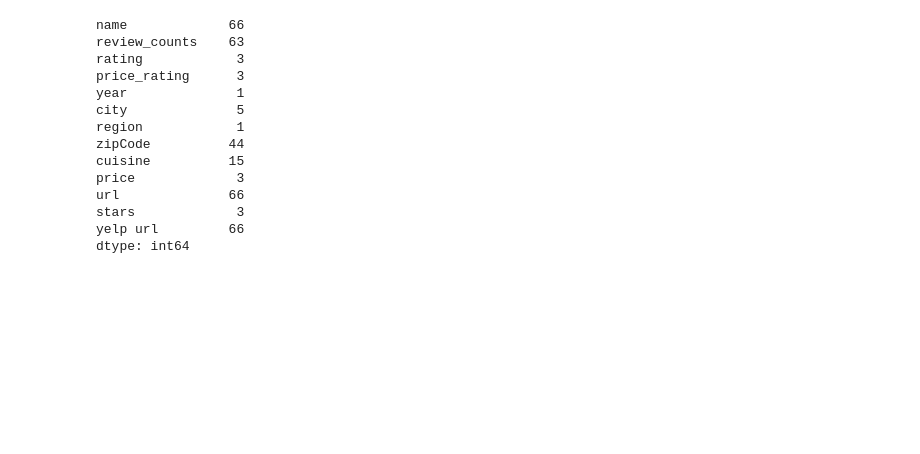
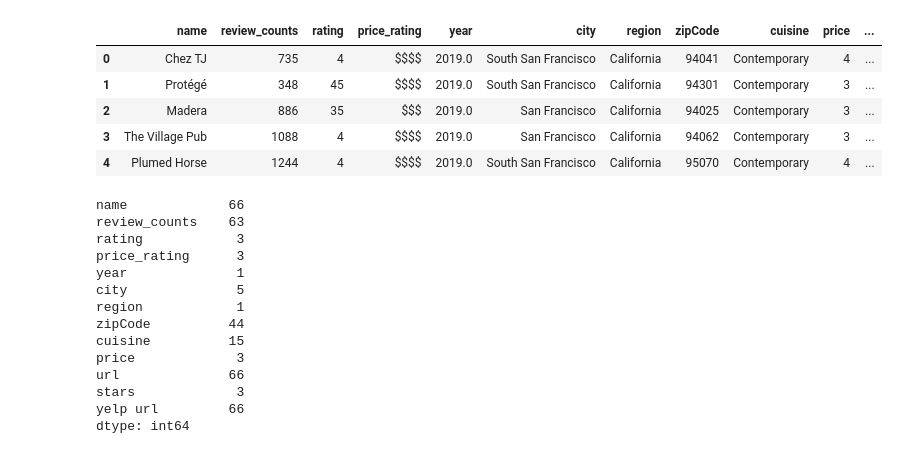
Before and after one commit to asherfsullivan/michelin_map, a Jupyter notebook: Machine_Learning_Mockup.ipynb, the cells around one changed output. Cells and saved outputs as stored; diff of their text form; code cells hidden in the pictures; blank space fills up the shorter version.

```diff
--- a/Machine_Learning_Mockup.ipynb
+++ b/Machine_Learning_Mockup.ipynb
@@ -59,3 +36,28 @@ michelin_star_df
+# %%
+# Transform String column
+def change_string(price):
+    if price == "$":
+        return 1
+    elif price == "$$":
+        return 2
+    elif price == "$$$":
+        return 3
+    elif price == "$$$$":
+        return 4
+    elif price == "$$$$$":
+        return 5
+    else:
+        return 0
+
+michelin_star_df["price"] = michelin_star_df["price"].apply(change_string)
+michelin_star_df.head()
+# %% [output]
+|  | name | review_counts | rating | price_rating | year | city | region | zipCode | cuisine | price | ... |
+| 0 | Chez TJ | 735 | 4 | $$$$ | 2019.0 | South San Francisco | California | 94041 | Contemporary | 4 | ... |
+| 1 | Protégé | 348 | 45 | $$$$ | 2019.0 | South San Francisco | California | 94301 | Contemporary | 3 | ... |
+| 2 | Madera | 886 | 35 | $$$ | 2019.0 | San Francisco | California | 94025 | Contemporary | 3 | ... |
+| 3 | The Village Pub | 1088 | 4 | $$$$ | 2019.0 | San Francisco | California | 94062 | Contemporary | 3 | ... |
+| 4 | Plumed Horse | 1244 | 4 | $$$$ | 2019.0 | South San Francisco | California | 95070 | Contemporary | 4 | ... |
 # %%
 # Determine the number of unique values in each column.
 michelin_star_df.nunique()
```
Also changed, not shown: parts of 23 cells of this notebook.
